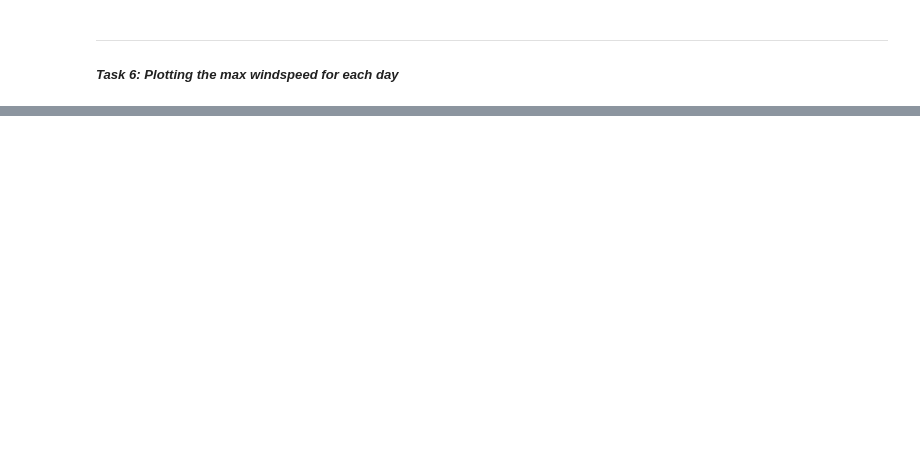
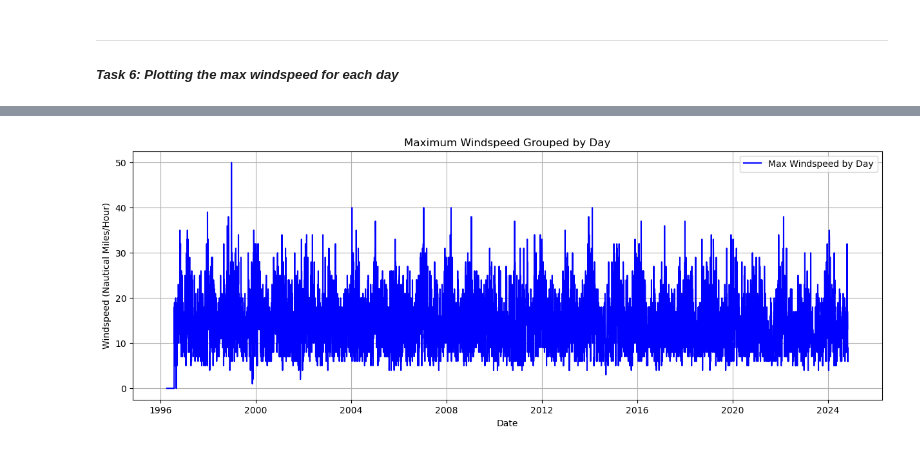
Before and after one commit to ermelinda-q/PFDA, a Jupyter notebook: assignments/assignment_6_weather.ipynb, the cells around one changed output, grey strips where cells are left out. Cells and saved outputs as stored; diff of their text form; code cells hidden in the pictures; blank space fills up the shorter version.

```diff
--- a/assignments/assignment_6_weather.ipynb
+++ b/assignments/assignment_6_weather.ipynb
@@ -236,0 +250,11 @@ plt.show()
+# %%
+plt.figure(figsize=(15, 5))
+plt.plot(daily_max_windspeed, label='Max Windspeed by Day', color='blue')
+plt.title('Maximum Windspeed Grouped by Day')
+plt.xlabel('Date')
+plt.ylabel('Windspeed (Nautical Miles/Hour)')
+plt.legend()
+plt.grid(True)
+plt.show()
+# %% [output]
+[figure, added]
```
Also changed, not shown: parts of 3 cells of this notebook.
